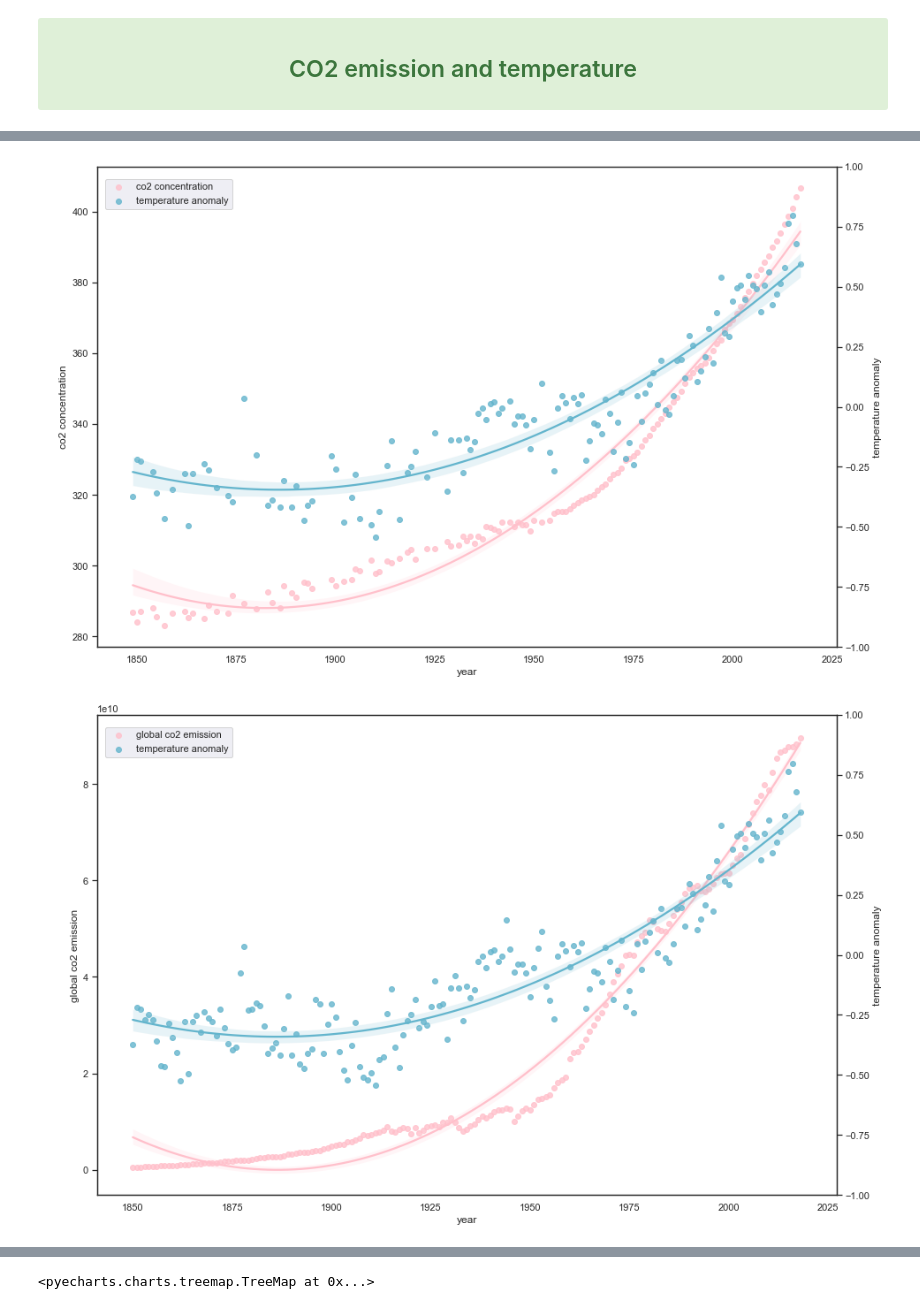
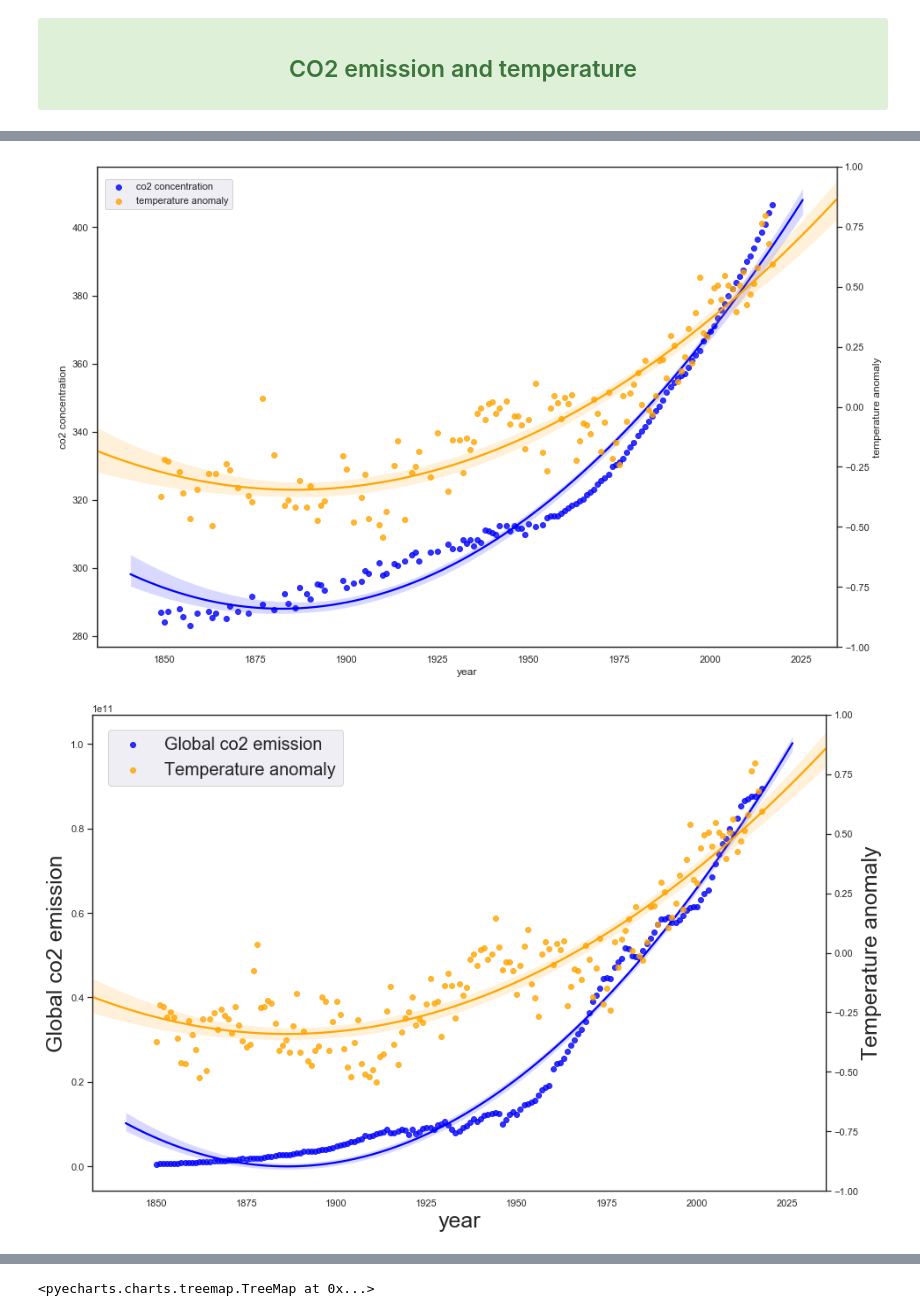
Before and after one commit to yueyang1101/ece143team15, a Jupyter notebook: visualizationcode.ipynb, the cells around one changed output, grey strips where cells are left out. Drawn from its saved outputs; the diff is of its cells as text; code cells hidden in the pictures.

```diff
--- a/visualizationcode.ipynb
+++ b/visualizationcode.ipynb
@@ -97,28 +91,32 @@ fig.set_size_inches(15, 10)
 ax2=ax.twinx()
 sns.set(color_codes=True)
 cmap = sns.cubehelix_palette(dark=.0, light=.8, as_cmap=True)
-sns.regplot(x="year", y="co2 concentration", data=df, ax=ax, order=2, color="pink", marker="o", label="co2 concentration")
-sns.regplot(x="year", y="temperature anomaly", data=df, ax=ax2, order=2, color="c", marker="o", label="temperature anomaly")
+sns.regplot(x="year", y="co2 concentration", data=df, ax=ax, order=2, color="blue", marker="o", label="co2 concentration")
+sns.regplot(x="year", y="temperature anomaly", data=df, ax=ax2, order=2, color="orange", marker="o", label="temperature anomaly")
 fig.legend(loc=2, bbox_to_anchor=(0.065, 0.8))
 a=ax2.set_ylim(-1,1)
 plt.savefig('VisualizationImage/co2concentration-tem.jpg', bbox_inches='tight')
 plt.show()
 # %% [output]
-[figure, old version]
+[figure, new version]
 # %%
 df2=pd.read_csv("VisualizationData/co2emission-temperature.csv")
-
 sns.set(style="white")
 fig, ax=plt.subplots()
 fig.set_size_inches(15, 10)
 ax2=ax.twinx()
 sns.set(color_codes=True)
 cmap = sns.cubehelix_palette(dark=.0, light=.8, as_cmap=True)
-sns.regplot(x="year", y="global co2 emission", data=df2, ax=ax, order=2, color="pink", marker="o", label="global co2 emission")
-sns.regplot(x="year", y="temperature anomaly", data=df2, ax=ax2, order=2, color="c", marker="o", label="temperature anomaly")
-fig.legend(loc=2, bbox_to_anchor=(0.065, 0.8))
+sns.regplot(x="year", y="global co2 emission", data=df2, ax=ax, order=2, color="blue", marker="o", label="Global co2 emission")
+sns.regplot(x="year", y="temperature anomaly", data=df2, ax=ax2, order=2, color="orange", marker="o", label="Temperature anomaly")
+fig.legend(loc=2, bbox_to_anchor=(0.065, 0.82), prop = {'size':20})
 a=ax2.set_ylim(-1,1)
+
+ax.set_ylabel('Global co2 emission',fontsize=25)
+ax2.set_ylabel('Temperature anomaly',fontsize=25)
+ax.set_xlabel('year',fontsize=25)
+
 plt.savefig('VisualizationImage/co2emission-tem.jpg', bbox_inches='tight')
 plt.show()
 # %% [output]
-[figure, old version]
+[figure, new version]
```
Also changed, not shown: parts of 11 cells of this notebook, 31 other files.
